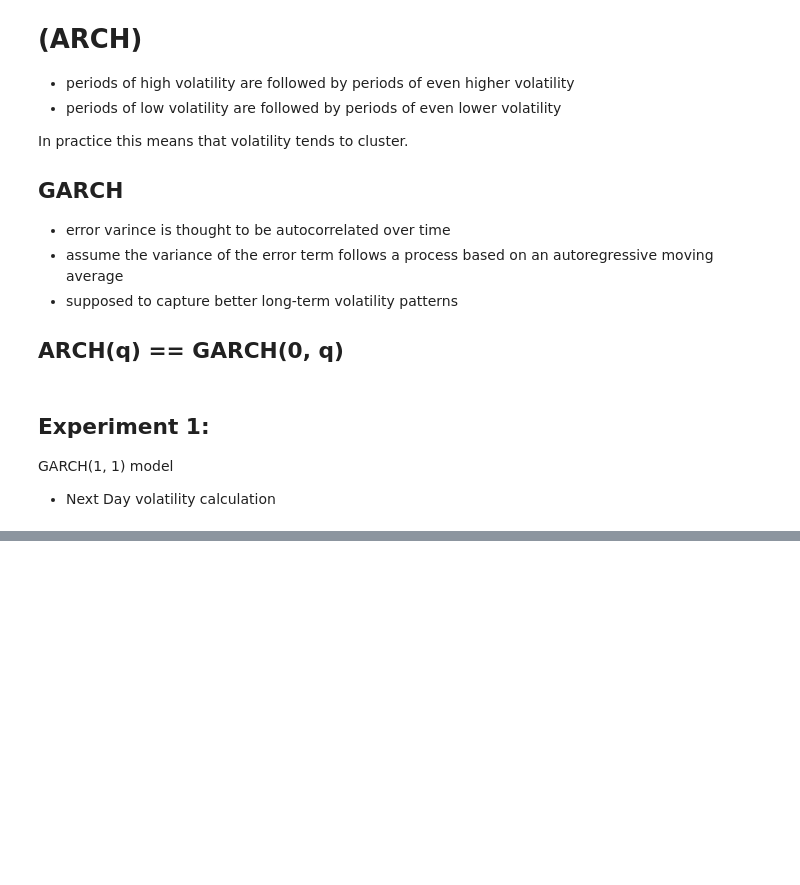
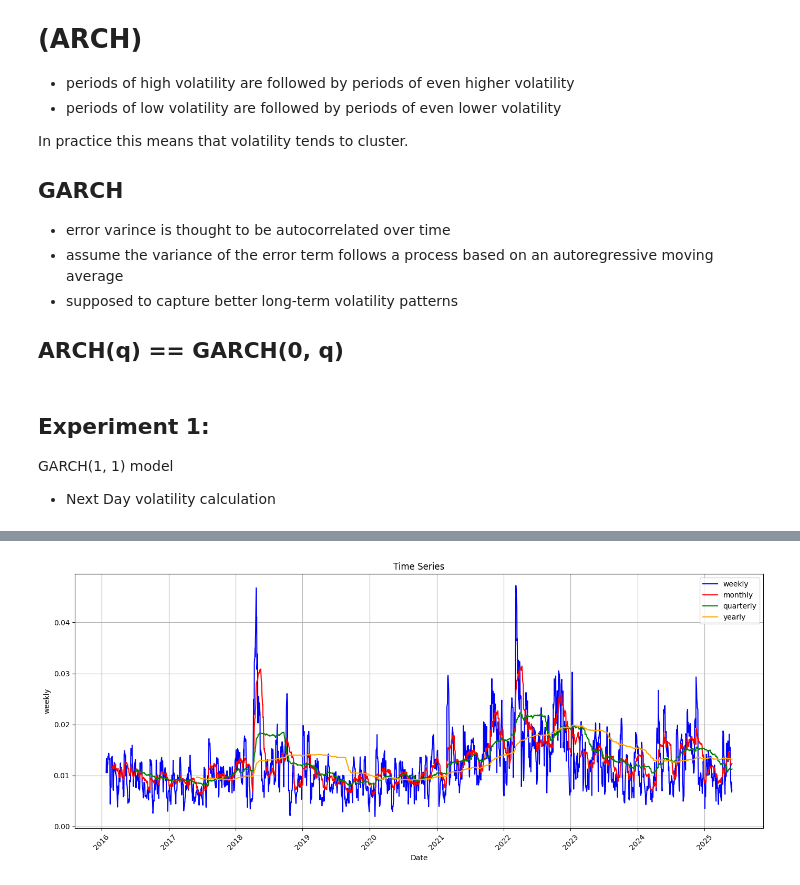
Before and after one commit to panstenos/Commodity-Optionality-Pricing-UCL-Dissertation, a Jupyter notebook: Volatility Models/arch_family.ipynb, the cells around one changed output, grey strips where cells are left out. Cells and saved outputs as stored; diff of their text form; code cells hidden in the pictures; blank space fills up the shorter version.

Commit message:
0.8 - added volatility values in preprocessed csv - investigated interpolating weekend values - working on GARCH

```diff
--- a/Volatility Models/arch_family.ipynb
+++ b/Volatility Models/arch_family.ipynb
@@ -30,0 +41,5 @@ GARCH(1, 1) model
+# %%
+vol = compute_daily_volatility(df['al_lme_prices_log_returns'], window=7, method='rolling')
+vol
+df['weekly'] = vol
+df
@@ -31 +60,17 @@ GARCH(1, 1) model
+# %%
+colors = ['blue', 'red', 'green', 'orange']
+for i, (length, desc) in enumerate(zip([7, 30, 120, 360], ['weekly', 'monthly', 'quarterly', 'yearly'])):
+    vol = compute_daily_volatility(df['al_lme_prices_log_returns'], window=length, method='rolling')
+    if i == 0:
+        ax = line_plot(df['date'], vol, ylabel=desc, linecolor=colors[i], show=False)
+    elif i == 3:
+        line_plot(df['date'], vol, ylabel=desc, linecolor=colors[i], ax=ax, show=True)
+    else:
+        line_plot(df['date'], vol, ylabel=desc, linecolor=colors[i], ax=ax, show=False)
+
+ax.legend()
+plt.tight_layout()
+plt.show()
+# %% [output]
+[figure, added]
 # %%
```
Also changed, not shown: parts of 12 cells of this notebook, 5 other files.
